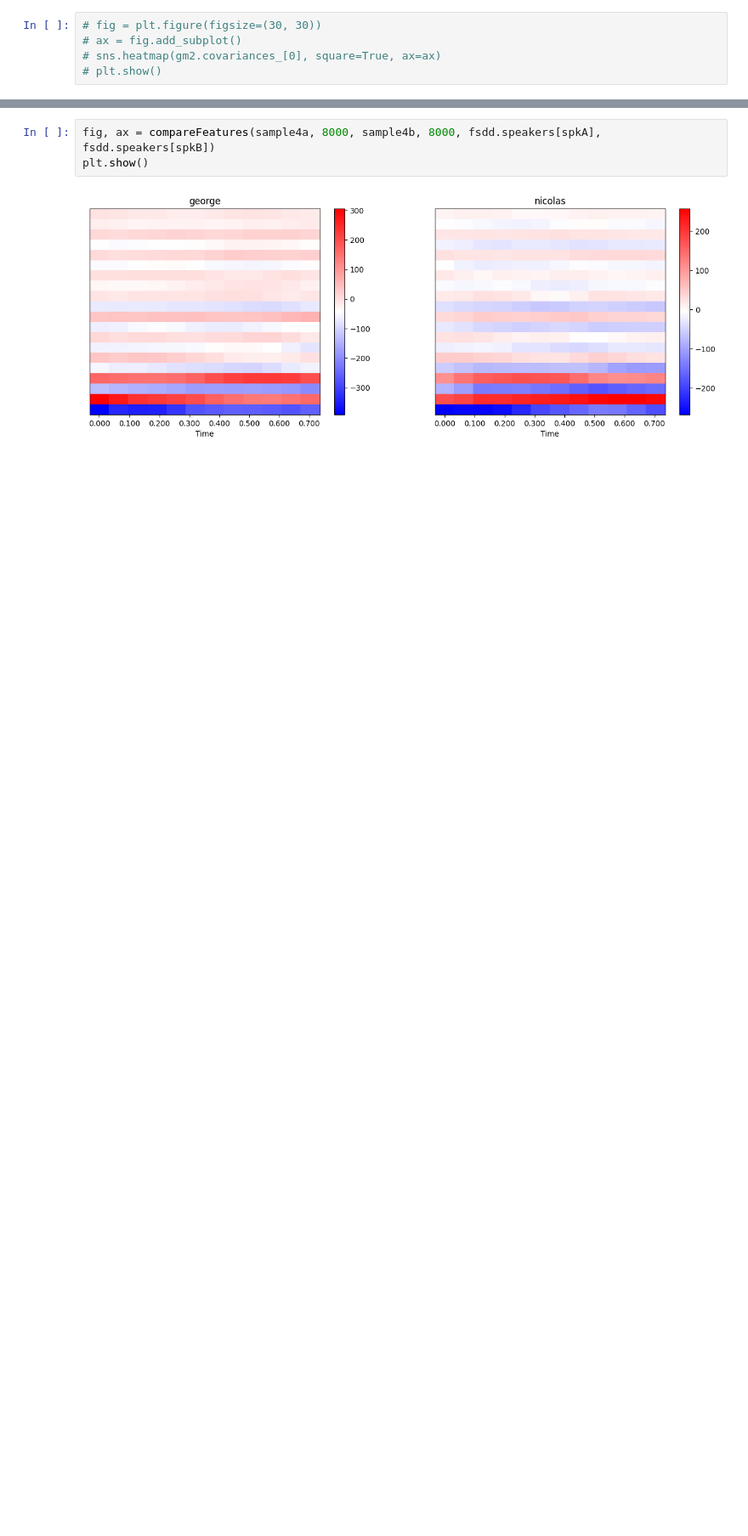
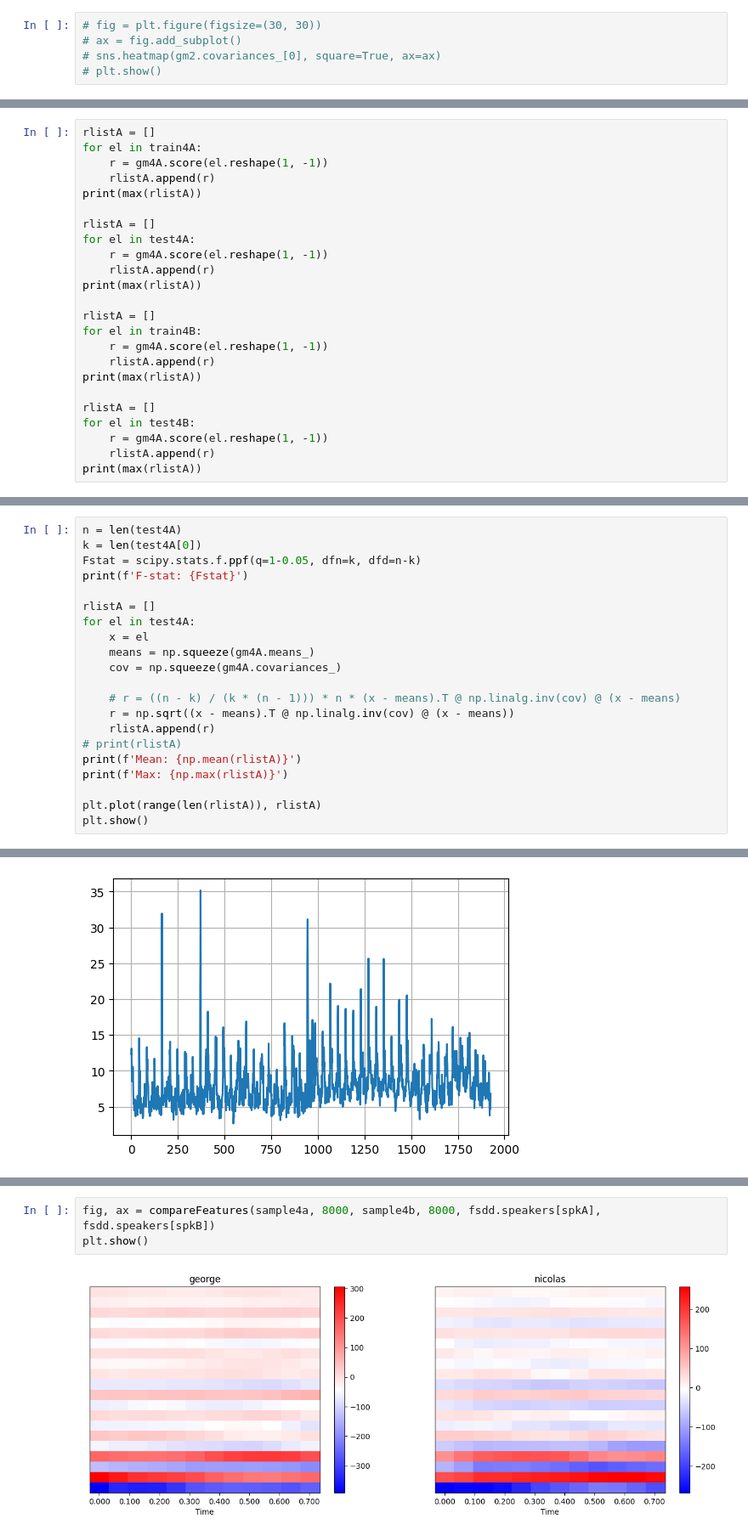
Before and after one commit to MikeChuv/AudioSignalProcessing, a Jupyter notebook: mfcc_gmm.ipynb, the cells around one changed output, grey strips where cells are left out. Shown at 85% size. Cells and saved outputs as stored; diff of their text form; blank space fills up the shorter version.

```diff
--- a/mfcc_gmm.ipynb
+++ b/mfcc_gmm.ipynb
@@ -295,0 +354,24 @@ gm4B = GaussianMixture(n_components=1, random_state=0).fit(train4B)
+# %%
+rlistA = []
+for el in train4A:
+    r = gm4A.score(el.reshape(1, -1))
+    rlistA.append(r)
+print(max(rlistA))
+
+rlistA = []
+for el in test4A:
+    r = gm4A.score(el.reshape(1, -1))
+    rlistA.append(r)
+print(max(rlistA))
+
+rlistA = []
+for el in train4B:
+    r = gm4A.score(el.reshape(1, -1))
+    rlistA.append(r)
+print(max(rlistA))
+
+rlistA = []
+for el in test4B:
+    r = gm4A.score(el.reshape(1, -1))
+    rlistA.append(r)
+print(max(rlistA))
@@ -295,0 +467,22 @@ gm4B = GaussianMixture(n_components=1, random_state=0).fit(train4B)
+# %%
+n = len(test4A)
+k = len(test4A[0])
+Fstat = scipy.stats.f.ppf(q=1-0.05, dfn=k, dfd=n-k)
+print(f'F-stat: {Fstat}')
+
+rlistA = []
+for el in test4A:
+    x = el
+    means = np.squeeze(gm4A.means_)
+    cov = np.squeeze(gm4A.covariances_)
+
+    # r = ((n - k) / (k * (n - 1))) * n * (x - means).T @ np.linalg.inv(cov) @ (x - means)
+    r = np.sqrt((x - means).T @ np.linalg.inv(cov) @ (x - means))
+    rlistA.append(r)
+# print(rlistA)
+print(f'Mean: {np.mean(rlistA)}')
+print(f'Max: {np.max(rlistA)}')
+
+plt.plot(range(len(rlistA)), rlistA)
+plt.show()
+# %% [output]
@@ -295,0 +492 @@ gm4B = GaussianMixture(n_components=1, random_state=0).fit(train4B)
+[figure, added]
```
Also changed, not shown: parts of 40 cells of this notebook, 1 other file.
